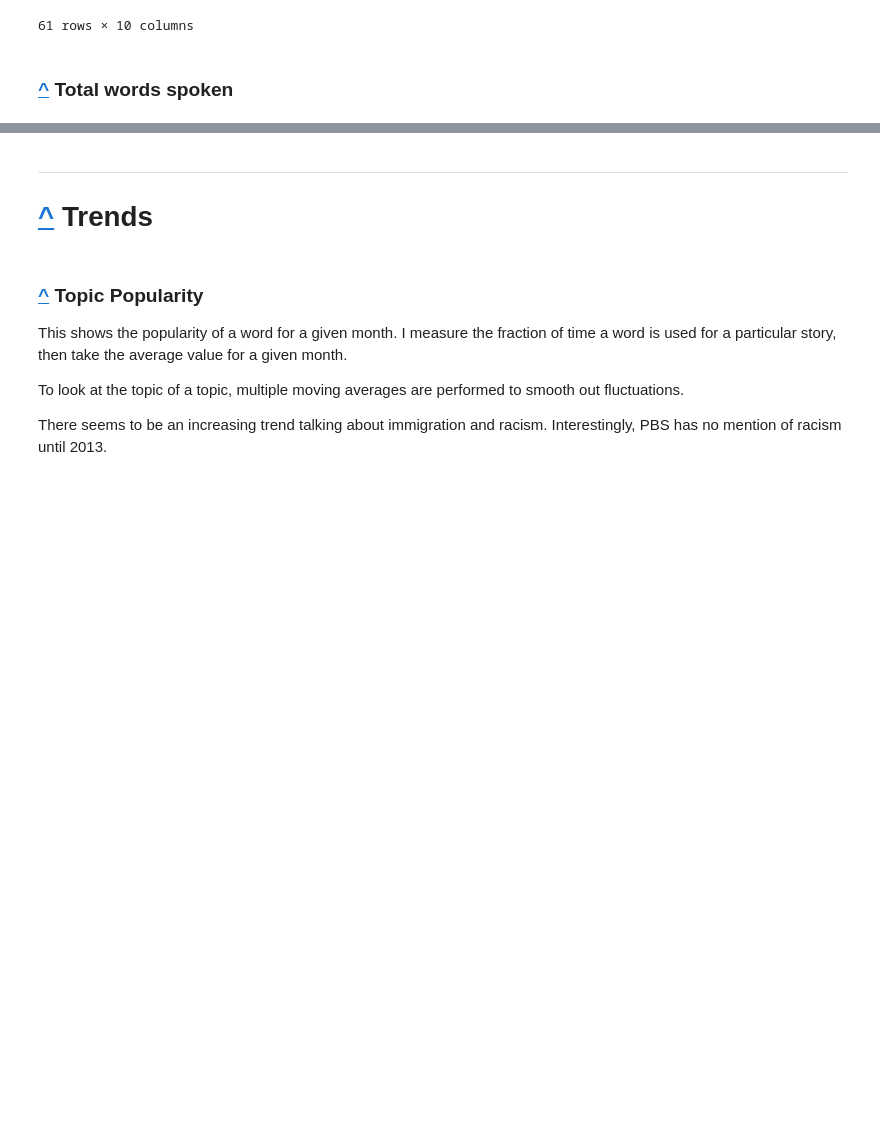
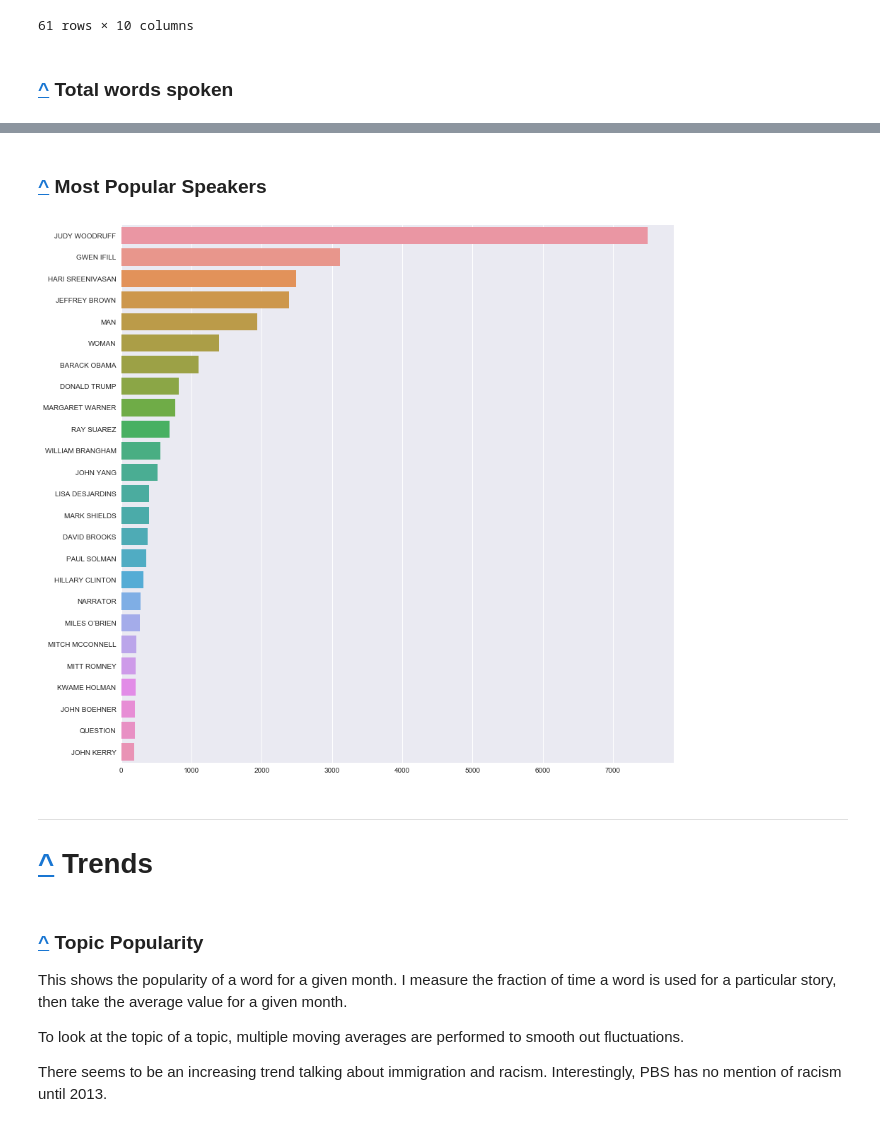
Before and after one commit to pstetz/PBS-Newshour, a Jupyter notebook: analysis.ipynb, the cells around one changed output, grey strips where cells are left out. Saved outputs shown, nothing was run; the diff lists cells and outputs as text; code cells hidden in the pictures; blank space fills up the shorter version.

Commit message:
added a plot showing speaker popularity

```diff
--- a/analysis.ipynb
+++ b/analysis.ipynb
@@ -420,3 +428,15 @@ iplot(fig);
+# %% [markdown]
+### [^](#toc) Most Popular Speakers
+# %%
+persons = pbs.Speakers.map(list).sum()
+
+freq = sorted(Counter(persons).items(), key=operator.itemgetter(1), reverse=True)
+
+x, y = list(zip(*freq[:25]))
+plt.figure(figsize=(14, 14))
+sns.barplot(list(y), list(x));
+# %% [output]
+[figure, added]
 # %% [markdown]
 ---
 <a id="trends"></a>
```
Also changed, not shown: parts of 20 cells of this notebook.
